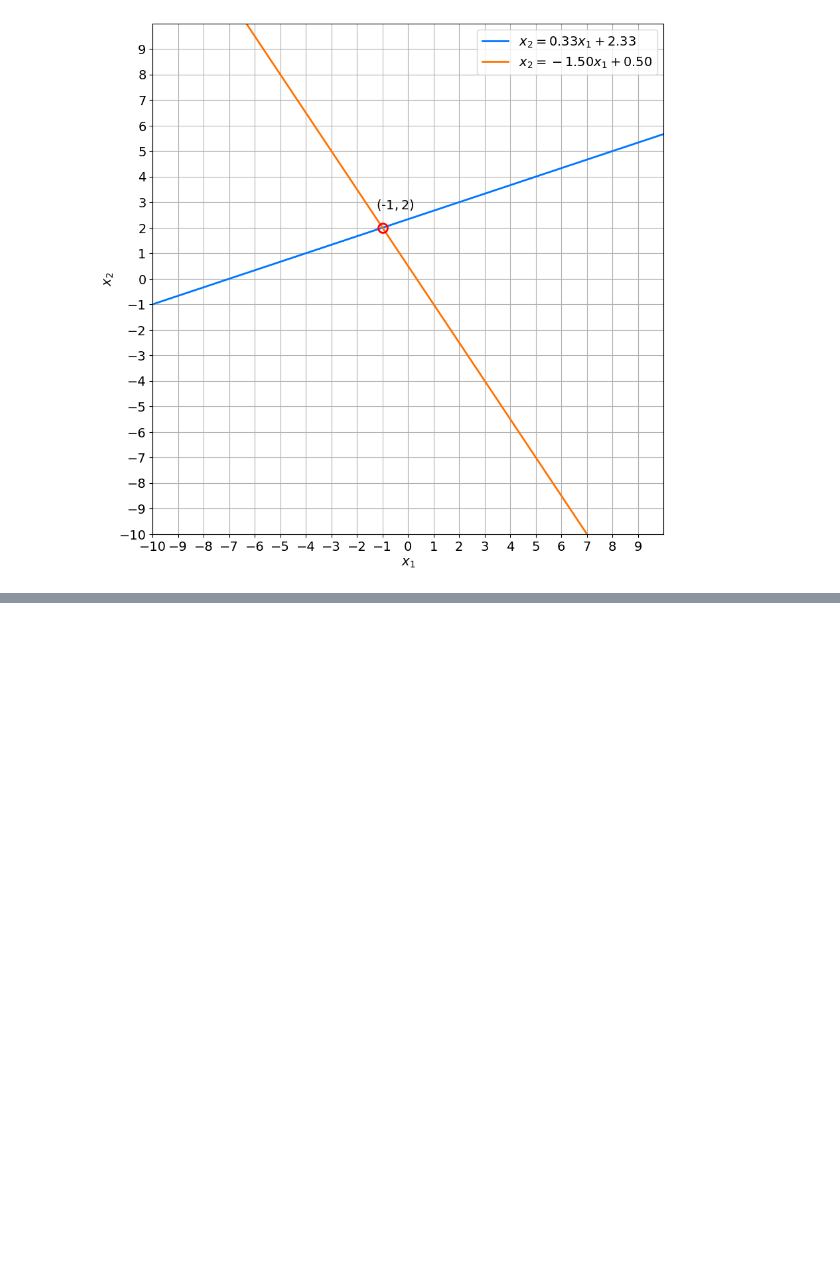
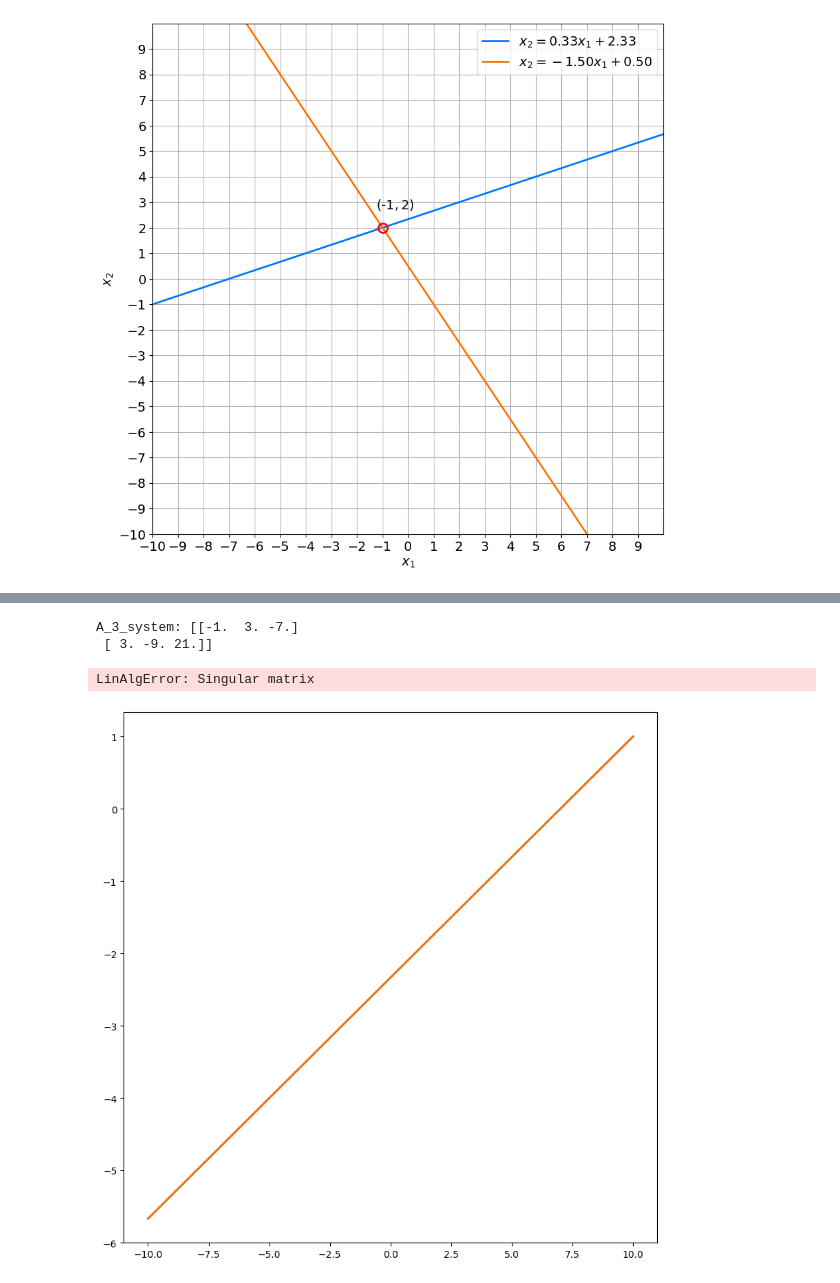
Before and after one commit to sheygs/machine-learning-maths-concepts, a Jupyter notebook: 2_linear_systems_matrices.ipynb, the cells around one changed output, grey strips where cells are left out. Saved outputs shown, nothing was run; the diff lists cells and outputs as text; code cells hidden in the pictures; blank space fills up the shorter version.

```diff
--- a/2_linear_systems_matrices.ipynb
+++ b/2_linear_systems_matrices.ipynb
@@ -59,0 +113,15 @@ second row matrix: [3. 2. 1.]
+# %%
+b_3 = np.array([-7, 21], dtype=float)
+
+A_3_system = np.hstack((A_2, b_3.reshape((2, 1))))
+print(f'A_3_system: {A_3_system}')
+# %% [output]
+A_3_system: [[-1.  3. -7.]
+ [ 3. -9. 21.]]
+# %%
+# plot the graph
+# infinite solutions
+plot_lines(A_3_system)
+# %% [output]
+LinAlgError: Singular matrix
+[figure, added]
```
Also changed, not shown: parts of 9 cells of this notebook.
